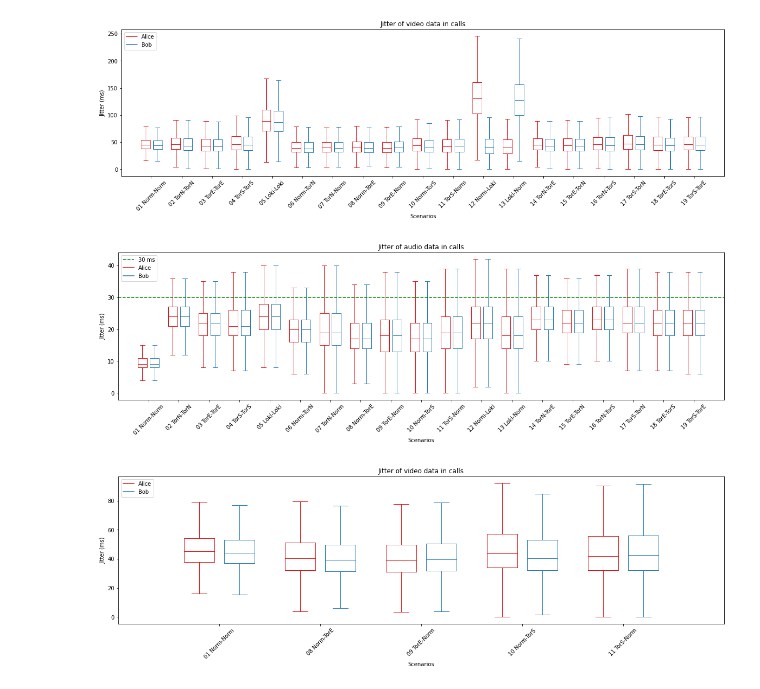
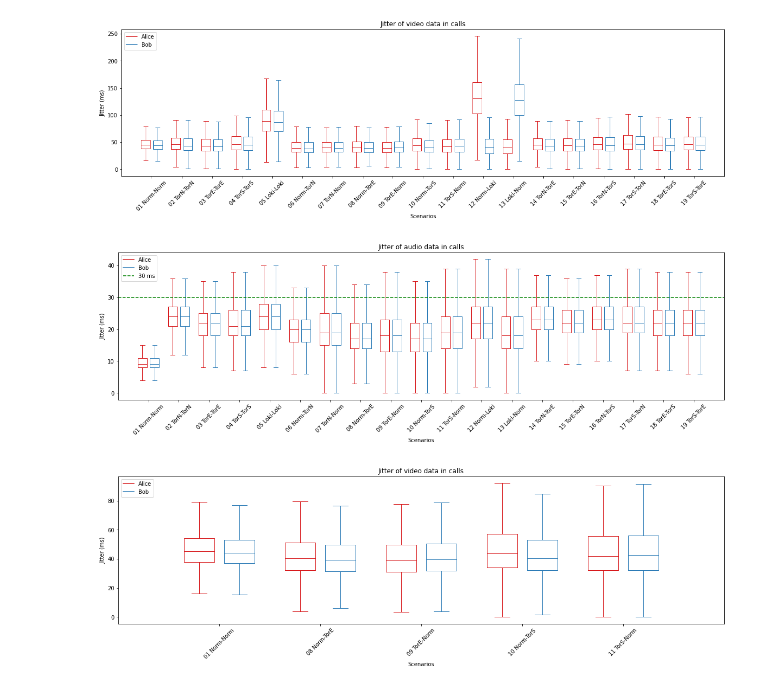
Before and after one commit to Master2022E/OnionRTC-experiment, a Jupyter notebook: Dataprocess/JitterBoxPlot.ipynb, the cells around one changed output. Saved outputs shown, nothing was run; the diff lists cells and outputs as text; code cells hidden in the pictures.

Commit message:
Fix order of legends

```diff
--- a/Dataprocess/JitterBoxPlot.ipynb
+++ b/Dataprocess/JitterBoxPlot.ipynb
@@ -173,36 +173,36 @@ def set_box_color(bp, color):
     plt.setp(bp['whiskers'], color=color)
     plt.setp(bp['caps'], color=color)
     plt.setp(bp['medians'], color=color)
 
 plt.figure()
 
 bpl = plt.boxplot(dataA, positions=np.array(range(len(dataA)))*2.0-0.4, sym='', widths=0.6)
 bpr = plt.boxplot(dataB, positions=np.array(range(len(dataB)))*2.0+0.4, sym='', widths=0.6)
 set_box_color(bpl, '#D7191C') # colors are from http://colorbrewer2.org/
 set_box_color(bpr, '#2C7BB6')
 
-plt.axhline(y = 30, color = 'g', linestyle = 'dashed', label = "30 ms")
 
 # draw temporary red and blue lines and use them to create a legend
 plt.plot([], c='#D7191C', label='Alice')
 plt.plot([], c='#2C7BB6', label='Bob')
-plt.legend()
+plt.axhline(y = 30, color = 'g', linestyle = 'dashed', label = "30 ms")
+
 plt.title("Jitter of audio data in calls")
 plt.rcParams["figure.figsize"] = [20,5]
 
 plt.xlabel('Scenarios')
 ticks = hf.getScenarioLabels(plotDf["scenario"].unique())
 plt.xticks(range(0, len(ticks) * 2, 2), ticks, rotation=45)
 plt.xlim(-2, len(ticks)*2)
 
 plt.ylabel('Jitter (ms)')
 
 plt.legend(loc="upper left")
 plt.savefig("output_folder/BoxPlotJitterAudio.png", format="png", bbox_inches='tight', transparent=False, dpi=600, pad_inches=0.1, facecolor='w', edgecolor='w')
 plt.savefig("output_folder/BoxPlotJitterAudio.svg", format="svg", bbox_inches='tight', transparent=False, dpi=600, pad_inches=0.1, facecolor='w', edgecolor='w')
 plt.show()
 # %% [output]
-[figure, old version]
+[figure, new version]
 # %%
 dataA = []
 dataB = []
```
Also changed, not shown: parts of 2 cells of this notebook, 5 other files.
